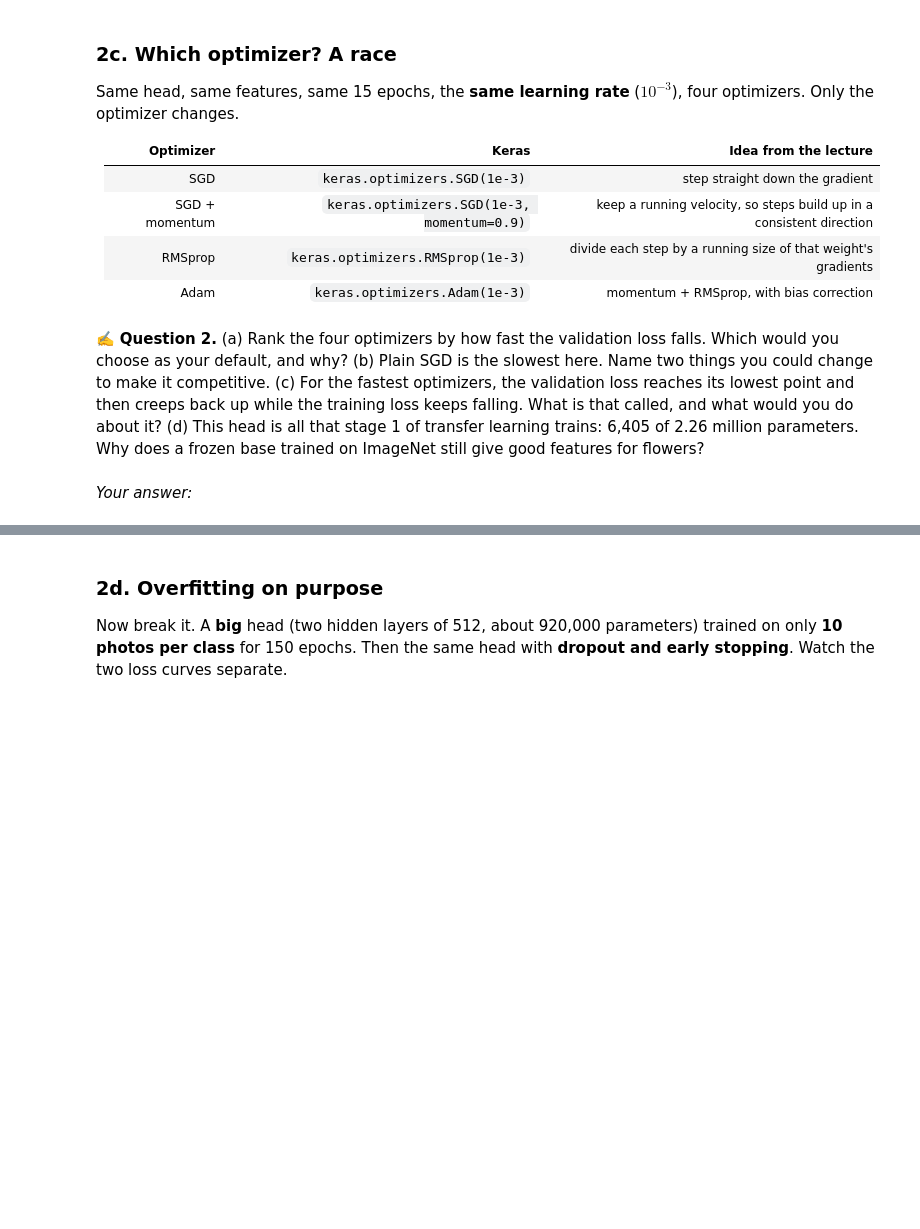
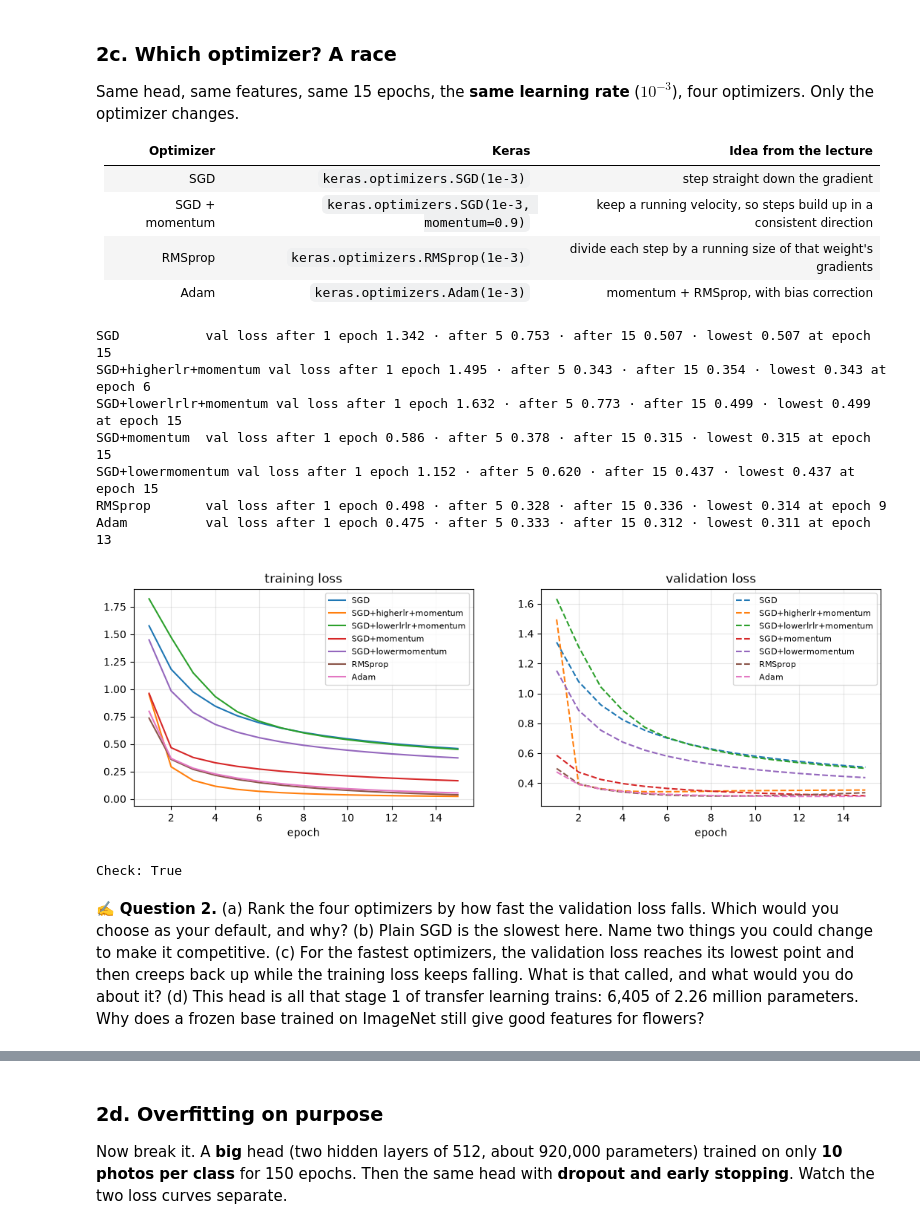
Before and after one commit to fallerfare/csc173-1s-2026-villanueva, a Jupyter notebook: activities/04/CSC173_FineTuning_CNN.ipynb, the cells around one changed output, grey strips where cells are left out. Saved outputs shown, nothing was run; the diff lists cells and outputs as text; code cells hidden in the pictures; blank space fills up the shorter version.

Commit message:
Answered Activity 4; Questions 1 - 4

```diff
--- a/activities/04/CSC173_FineTuning_CNN.ipynb
+++ b/activities/04/CSC173_FineTuning_CNN.ipynb
@@ -183,20 +203,20 @@ def build_model(pretrained=True):
     # Return (model, base). pretrained=False gives the same network with random weights.
     base = keras.applications.MobileNetV2(input_shape=IMG_SIZE + (3,), include_top=False,
                                           weights="imagenet" if pretrained else None)
-    base.trainable = ...        # TODO: freeze the whole base (True or False?)
+    base.trainable = False
     inputs = keras.Input(IMG_SIZE + (3,))
     x = augment(inputs)
     x = layers.Rescaling(1 / 127.5, offset=-1)(x)       # MobileNetV2 expects pixels in [−1, 1]
     # training=False keeps the base's BatchNorm layers in inference mode, even later when we unfreeze them.
     # A network trained from scratch needs its BatchNorm statistics to learn, so it gets training=None.
     x = base(x, training=False if pretrained else None)
-    x = ...                     # TODO: GlobalAveragePooling2D, turns 5×5×1280 feature maps into a 1280 vector
+    x = layers.GlobalAvgPool2D()(x) # TODO: GlobalAveragePooling2D, turns 5×5×1280 feature maps into a 1280 vector
     x = layers.Dropout(0.2)(x)
-    outputs = ...               # TODO: a Dense layer with NUM_CLASSES units and softmax
+    outputs = layers.Dense(NUM_CLASSES, activation="softmax")(x) # TODO: a Dense layer with NUM_CLASSES units and softmax
     return keras.Model(inputs, outputs), base
 
 def count_params(weights):
-    return ...                  # TODO: total number of numbers in a list of weight tensors (np.prod of each shape)
+    return sum(int(np.prod(w.shape)) for w in weights) # TODO: total number of numbers in a list of weight tensors (np.prod of each shape)
 
 keras.utils.set_random_seed(SEED)
 model, base = build_model()
@@ -239,30 +264,41 @@ Same head, same features, same 15 epochs, the **same learning rate** ($10^{-3}$)
 # %%
 def make_optimizers():
     return {
-        "SGD":          ...,   # TODO
-        "SGD+momentum": ...,   # TODO
-        "RMSprop":      ...,   # TODO
-        "Adam":         ...,   # TODO
+        "SGD":          keras.optimizers.SGD(1e-3),   # TODO
+        "SGD+higherlr+momentum":          keras.optimizers.SGD(1e-1),   # TODO
+        "SGD+lowerlrlr+momentum":          keras.optimizers.SGD(1e-5, momentum=0.99),   # TODO
+        "SGD+momentum": keras.optimizers.SGD(1e-3, momentum=0.9),   # TODO
+        "SGD+lowermomentum": keras.optimizers.SGD(1e-3, momentum=0.4),   # TODO
+        "RMSprop":      keras.optimizers.RMSprop(1e-3),   # TODO
+        "Adam":         keras.optimizers.Adam(1e-3),   # TODO
     }
 
 race = {}
 for name, opt in make_optimizers().items():
     keras.utils.set_random_seed(SEED)
     m = head_model()
     m.compile(optimizer=opt, loss="sparse_categorical_crossentropy", metrics=["accuracy"])
     race[name] = m.fit(F_train, y_tr, validation_data=(F_val, y_va), epochs=15, batch_size=BATCH, verbose=0).history
     v = race[name]["val_loss"]
     print(f"{name:13s} val loss after 1 epoch {v[0]:.3f} · after 5 {v[4]:.3f} · after 15 {v[-1]:.3f} · lowest {min(v):.3f} at epoch {int(np.argmin(v)) + 1}")
 
 fig, axes = plt.subplots(1, 2, figsize=(13, 3.8))
 for (name, h), color in zip(race.items(), plt.cm.tab10.colors):
     axes[0].plot(np.arange(1, 16), h["loss"], color=color, label=name)
     axes[1].plot(np.arange(1, 16), h["val_loss"], "--", color=color, label=name)
 for ax, t in zip(axes, ["training loss", "validation loss"]):
     ax.set_title(t); ax.set_xlabel("epoch"); ax.grid(alpha=.3); ax.legend(fontsize=8)
 plt.show()
 print("Check:", min(race["Adam"]["val_loss"]) < min(race["SGD"]["val_loss"]))
+# %% [output]
+SGD           val loss after 1 epoch 1.342 · after 5 0.753 · after 15 0.507 · lowest 0.507 at epoch 15
+SGD+higherlr+momentum val loss after 1 epoch 1.495 · after 5 0.343 · after 15 0.354 · lowest 0.343 at epoch 6
+SGD+lowerlrlr+momentum val loss after 1 epoch 1.632 · after 5 0.773 · after 15 0.499 · lowest 0.499 at epoch 15
+SGD+momentum  val loss after 1 epoch 0.586 · after 5 0.378 · after 15 0.315 · lowest 0.315 at epoch 15
+SGD+lowermomentum val loss after 1 epoch 1.152 · after 5 0.620 · after 15 0.437 · lowest 0.437 at epoch 15
+RMSprop       val loss after 1 epoch 0.498 · after 5 0.328 · after 15 0.336 · lowest 0.314 at epoch 9
+Adam          val loss after 1 epoch 0.475 · after 5 0.333 · after 15 0.312 · lowest 0.311 at epoch 13
+[figure, added]
+Check: True
 # %% [markdown]
 ✍️ **Question 2.** (a) Rank the four optimizers by how fast the validation loss falls. Which would you choose as your default, and why? (b) Plain SGD is the slowest here. Name two things you could change to make it competitive. (c) For the fastest optimizers, the validation loss reaches its lowest point and then creeps back up while the training loss keeps falling. What is that called, and what would you do about it? (d) This head is all that stage 1 of transfer learning trains: 6,405 of 2.26 million parameters. Why does a frozen base trained on ImageNet still give good features for flowers?
-# %% [markdown]
-*Your answer:*
```
Also changed, not shown: parts of 36 cells of this notebook.
